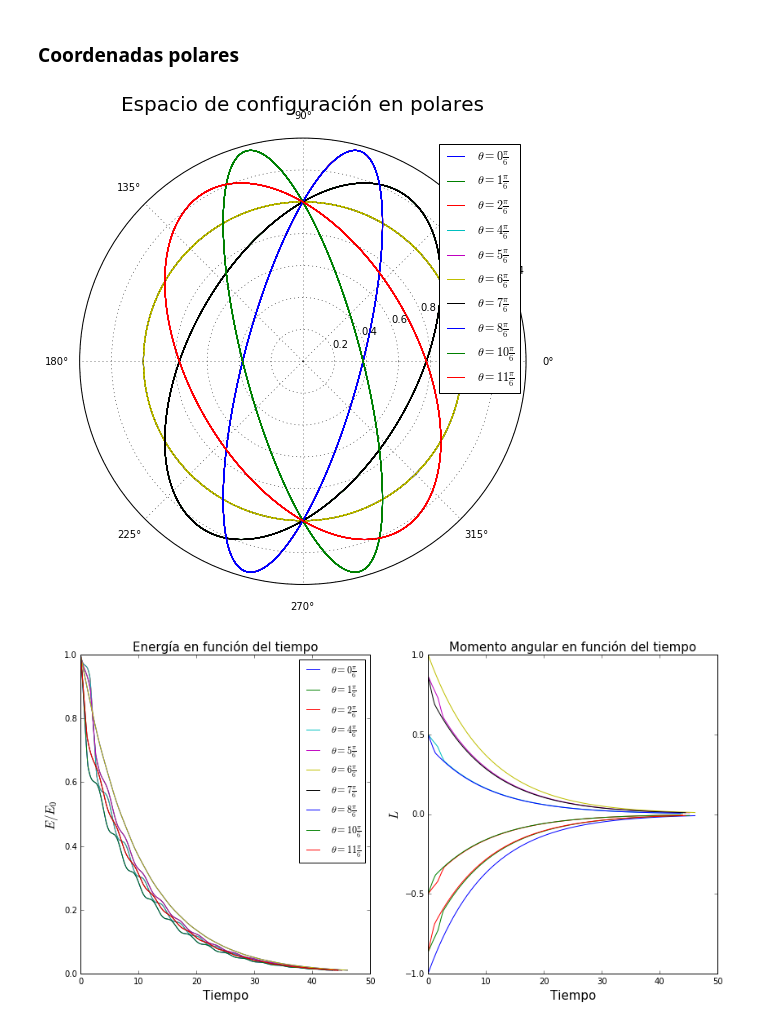
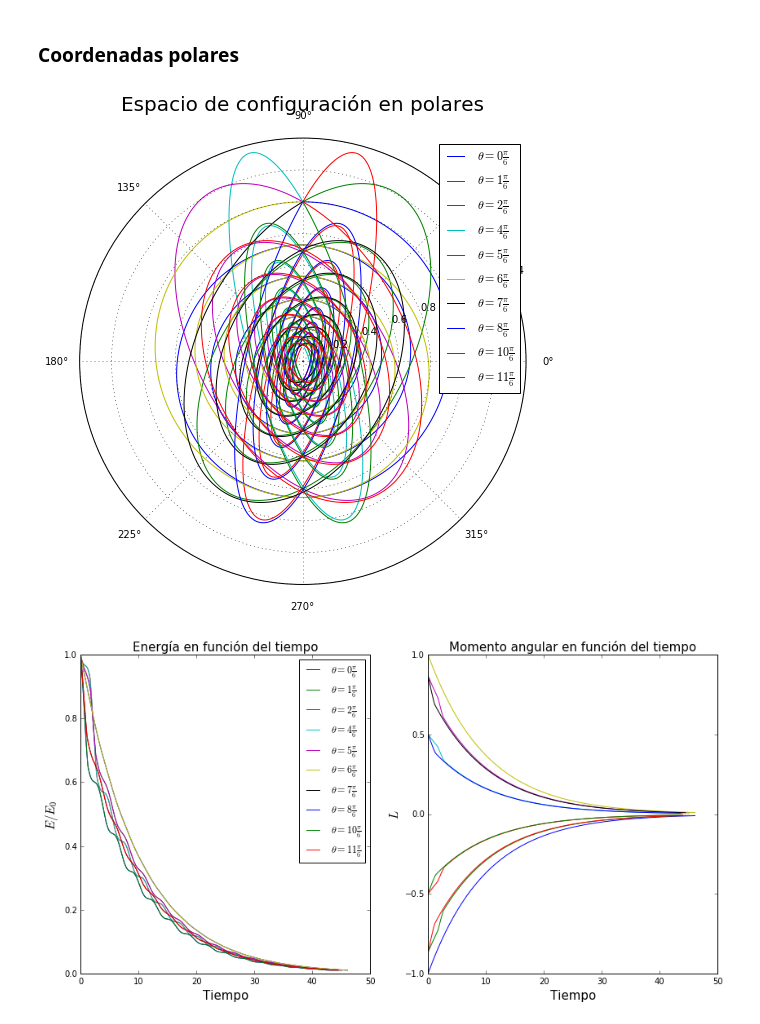
Before and after one commit to diegohdzrjk/Fisica-Computacional-2017-1, a Jupyter notebook: Tareas/Tarea Examen 1 diegohdzrjk.ipynb, the cells around one changed output. Drawn from its saved outputs; the diff is of its cells as text; code cells hidden in the pictures.

```diff
--- a/Tareas/Tarea Examen 1 diegohdzrjk.ipynb
+++ b/Tareas/Tarea Examen 1 diegohdzrjk.ipynb
@@ -92,7 +92,7 @@ def Energia(x, args):
         return 0.5*(x[2]*x[2]+x[0]*x[0]*x[3]*x[3]) + 0.5*args[1]*x[0]*x[0]
 
 # Se define el metodo de integracion
-def RK4(ec, p_ini, x, h=0.1, args=[0.,1.,0.1,0.2]):
+def RK4_1(ec, p_ini, x, h=0.1, args=[0.,1.,0.1,0.2]):
     # args[0] = 0 --> cartesianas
     # args[0] = 1 --> polares
     # args[resto] = k, gamma, mu
@@ -159,7 +159,7 @@ theta = [n*pi/6. for n in range(12)]
 N = 70
 for i in range(len(theta)):
     cond_ini = array([0, 1, cos(theta[i]), sin(theta[i])])
-    tiempo, sol = RK4(ec_dif1_cart, cond_ini, [0,N], 0.01, [0,1,0.1,0.2])
+    tiempo, sol = RK4_1(ec_dif1_cart, cond_ini, [0,N], 0.01, [0,1,0.1,0.2])
 
     # Se grafica el espacio de configuracion
     ax.plot(sol[:,0], sol[:,1], label="$ \\theta = "+str(i)+"\\frac{\pi}{6} $")
@@ -177,7 +177,7 @@ theta = [n*pi/6. for n in range(12)]
 N = 70
 for i in range(len(theta)):
     cond_ini = array([0, 1, cos(theta[i]), sin(theta[i])])
-    tiempo, sol = RK4(ec_dif1_cart, cond_ini, [0,N], 0.01, [0,1,0.1,0.2])
+    tiempo, sol = RK4_1(ec_dif1_cart, cond_ini, [0,N], 0.01, [0,1,0.1,0.2])
     # Se grafica la energia en funcion del tiempo
     Energies = zeros_like(tiempo)
     for n in range(len(tiempo)): Energies[n] = Energia(sol[n,:], [0,1,0.1,0.2])
@@ -201,20 +201,20 @@ for i in range(len(theta)):
 # %%
 fig = figure(figsize=(8,8))
 ax = fig.add_subplot(111, projection='polar')
 
 theta = [n*pi/6. for n in range(12)]
 N = 70
 for i in range(len(theta)):
     if abs(theta[i]%pi) != pi/2:
         cond_ini = array([1., pi/2., sin(theta[i]), -cos(theta[i])])
-        tiempo, sol = RK4(ec_dif1_polar, cond_ini, [0,N], 0.01, [1,1.,0.0,0.0])
+        tiempo, sol = RK4_1(ec_dif1_polar, cond_ini, [0,N], 0.01, [1,1.,0.1,0.2])
 
         # Se grafica el espacio de configuracion
         ax.plot(sol[:,1], sol[:,0], label="$ \\theta = "+str(i)+"\\frac{\pi}{6} $")
         ax.set_title(u"Espacio de configuración en polares", fontsize=20)
         ax.legend()
 # %% [output]
-[figure, old version]
+[figure, new version]
 # %%
 fig = figure(figsize=(14,7))
 ax = fig.add_subplot(121)
```
Also changed, not shown: parts of 18 cells of this notebook, 1 other file.
